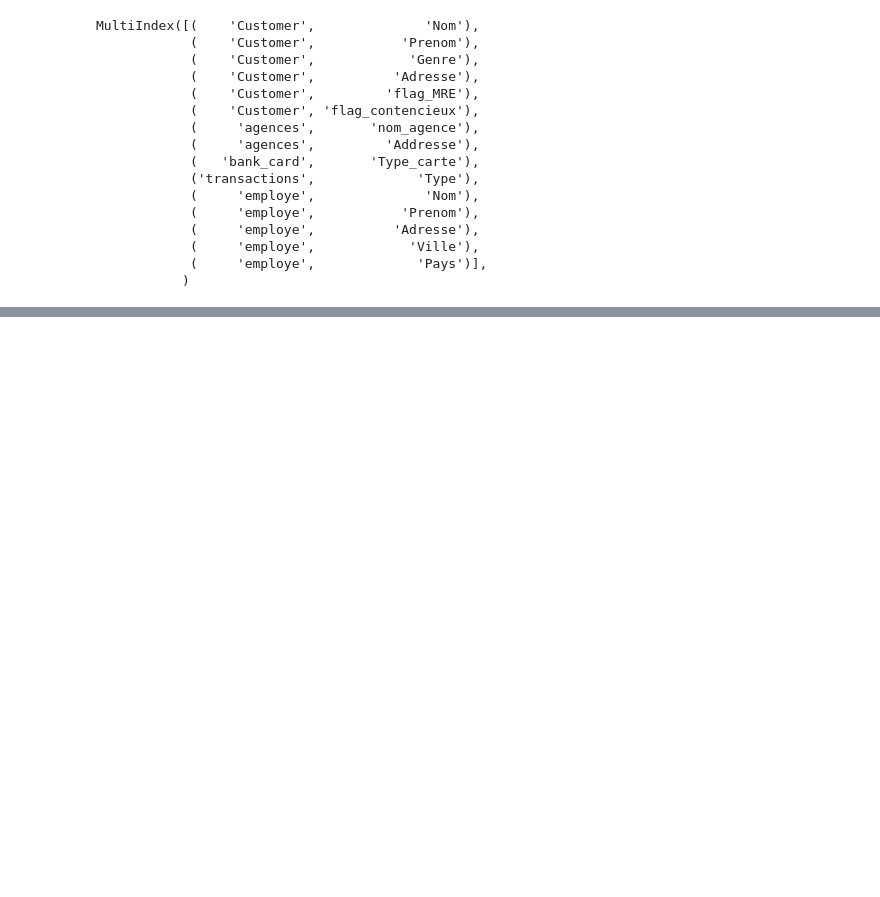
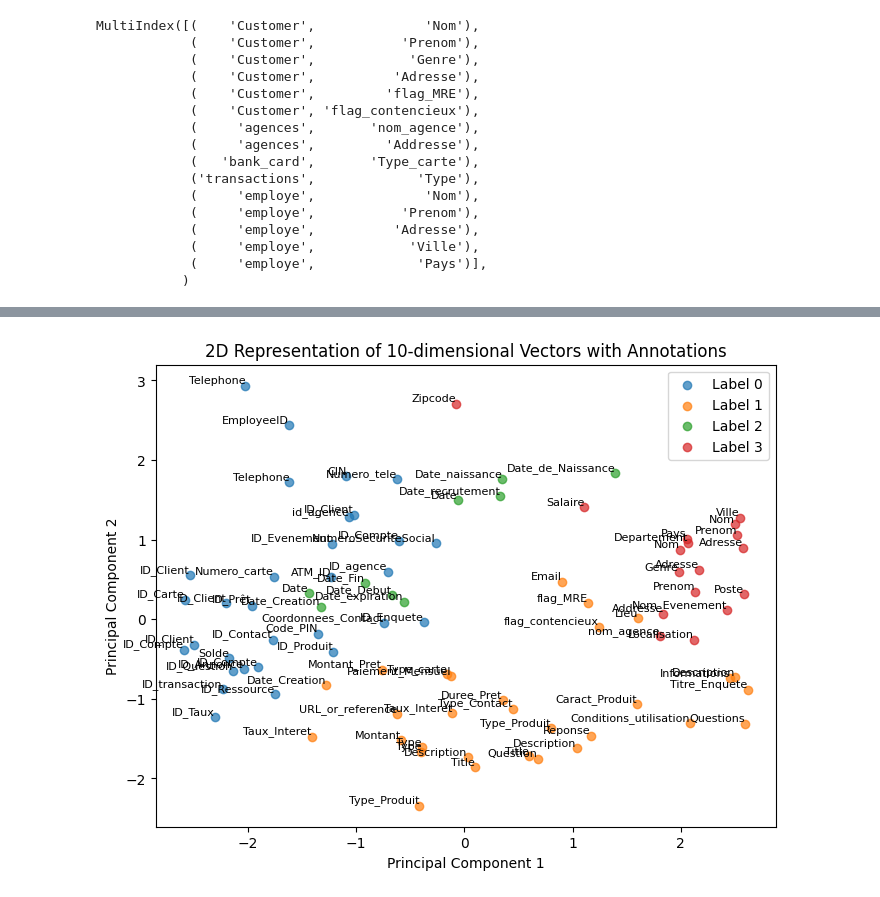
Before and after one commit to ibrahim-choukrane/Sensitive_data_classification, a Jupyter notebook: table_classification.ipynb, the cells around one changed output, grey strips where cells are left out. Saved outputs shown, nothing was run; the diff lists cells and outputs as text; code cells hidden in the pictures; blank space fills up the shorter version.

```diff
--- a/table_classification.ipynb
+++ b/table_classification.ipynb
@@ -46,7 +52,7 @@ import os
 # %%
 tables = []
 for i in os.listdir("./"):
-    if os.path.splitext(i)[1] == ".csv" and i not in ["dev.csv", "Glove_embeddings.csv", "labeled_data.csv", "labeled.csv"]:
+    if os.path.splitext(i)[1] == ".csv" and i not in ["dev.csv", "Glove_embeddings.csv", "labeled_data.csv", "labeled.csv", "elmo_embeddings.csv", "labeled_elmo_embeddings.csv"]:
         tables.append(i)
 print(tables)
 # %% [output]
@@ -374,7 +378,7 @@ def plot_2d_representation(data, labels, names):
         plt.scatter(reduced_data[indices, 0], reduced_data[indices, 1], label=f'Label {label}', alpha=0.7)
         for i, name in enumerate(names):
             if indices[i]:
-                plt.text(reduced_data[i, 0], reduced_data[i, 1], f"{name[0]}_{name[1]}", fontsize=8, ha='right', va='bottom')
+                plt.text(reduced_data[i, 0], reduced_data[i, 1], f"{name[1]}", fontsize=8, ha='right', va='bottom') # {name[0]}_
 
     plt.title('2D Representation of 10-dimensional Vectors with Annotations')
     plt.xlabel('Principal Component 1')
@@ -406,0 +495,5 @@ MultiIndex([(    'Customer',              'Nom'),
+# %%
+tebert_embeddings = pd.read_csv("tabert_embeddings.csv")
+# %%
+tebert_embeddings.index = pd.MultiIndex.from_frame(tebert_embeddings.loc[:,["Unnamed: 0", "Unnamed: 1"]], names=["Table", "Column"])
+tebert_embeddings.drop(["Unnamed: 0", "Unnamed: 1"], axis=1, inplace=True)
@@ -406,0 +534,4 @@ MultiIndex([(    'Customer',              'Nom'),
+# %%
+plot_2d_representation(tebert_embeddings.iloc[:,:-1], tebert_embeddings.iloc[:,-1], tebert_embeddings.index)
+# %% [output]
+[figure, added]
```
Also changed, not shown: parts of 17 cells of this notebook, 4 other files.
